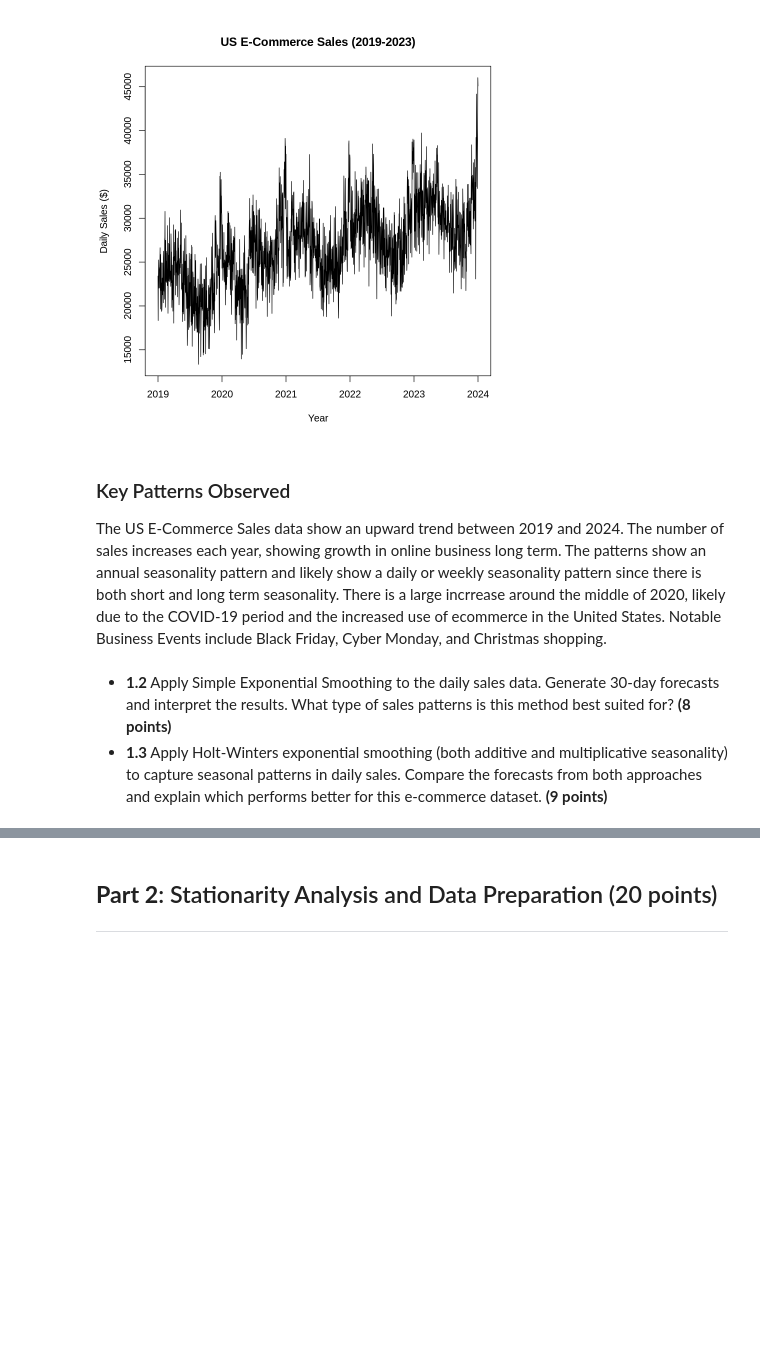
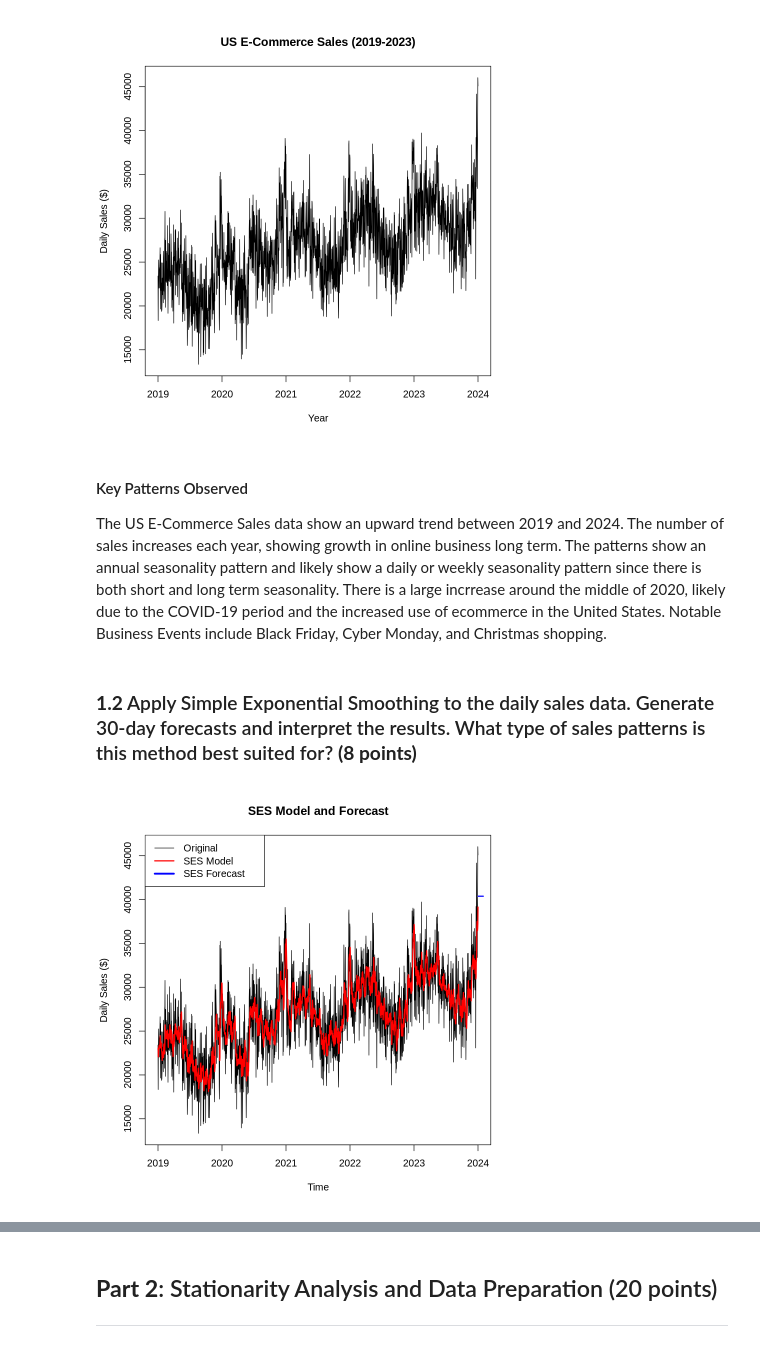
Before and after one commit to caninecrew/hw_5, a Jupyter notebook: HW_5_DS4220_Samuel_Rumbley.ipynb, the cells around one changed output, grey strips where cells are left out. Drawn from its saved outputs; the diff is of its cells as text; code cells hidden in the pictures; blank space fills up the shorter version.

```diff
--- a/HW_5_DS4220_Samuel_Rumbley.ipynb
+++ b/HW_5_DS4220_Samuel_Rumbley.ipynb
@@ -46,10 +42,18 @@ plot.ts(sales_production, main = "US E-Commerce Sales (2019-2023)", ylab = "Dail
 # %% [output]
 [figure]
 # %% [markdown]
-### Key Patterns Observed
+#### Key Patterns Observed
 The US E-Commerce Sales data show an upward trend between 2019 and 2024. The number of sales increases each year, showing growth in online business long term. The patterns show an annual seasonality pattern and likely show a daily or weekly seasonality pattern since there is both short and long term seasonality. There is a large incrrease around the middle of 2020, likely due to the COVID-19 period and the increased use of ecommerce in the United States. Notable Business Events include Black Friday, Cyber Monday, and Christmas shopping.
 # %% [markdown]
-* **1.2** Apply Simple Exponential Smoothing to the daily sales data. Generate 30-day forecasts and interpret the
-results. What type of sales patterns is this method best suited for? **(8 points)**
-* **1.3** Apply Holt-Winters exponential smoothing (both additive and multiplicative seasonality) to capture
-seasonal patterns in daily sales. Compare the forecasts from both approaches and explain which performs better for this e-commerce dataset. **(9 points)**
+### **1.2** Apply Simple Exponential Smoothing to the daily sales data. Generate 30-day forecasts and interpret the results. What type of sales patterns is this method best suited for? **(8 points)**
+# %%
+# Simple Exponential Smoothing
+ses_forecast <- ses(sales_production, h=30)
+
+# Plotting the ses model
+plot(sales_production, main="SES Model and Forecast", ylab="Daily Sales ($)", col="black")
+lines(fitted(ses_forecast), col="red", lwd=2)
+lines(ses_forecast$mean, col="blue", lwd=2)
+legend("topleft", legend=c("Original", "SES Model", "SES Forecast"), col=c("black", "red", "blue"), lwd=c(1, 2, 3))
+# %% [output]
+[figure, added]
```
Also changed, not shown: parts of 3 cells of this notebook.
